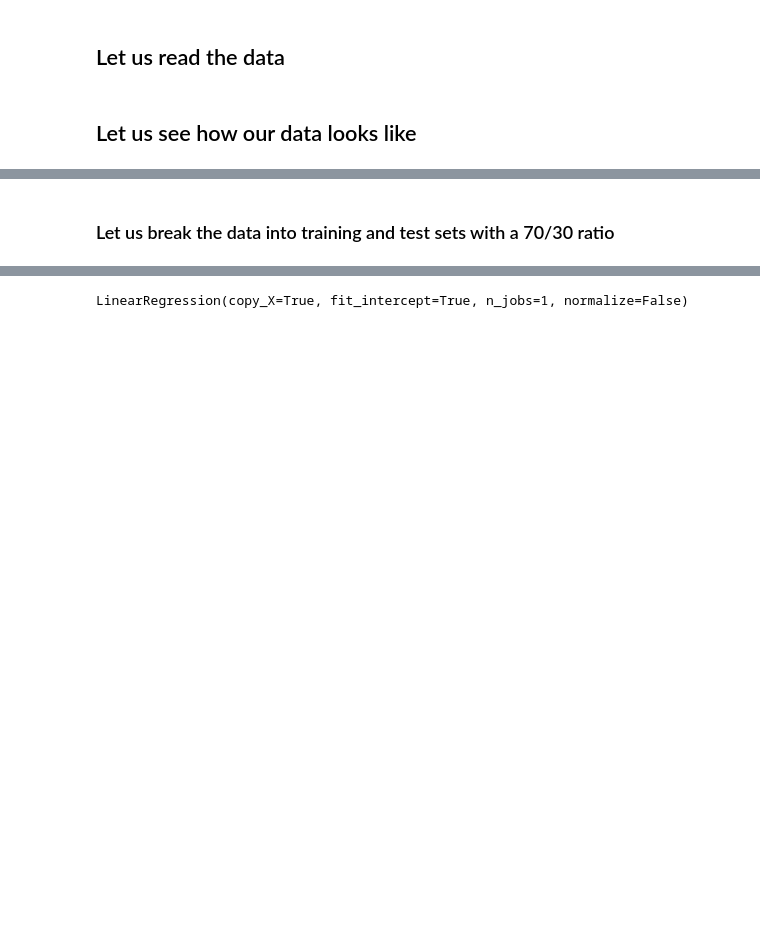
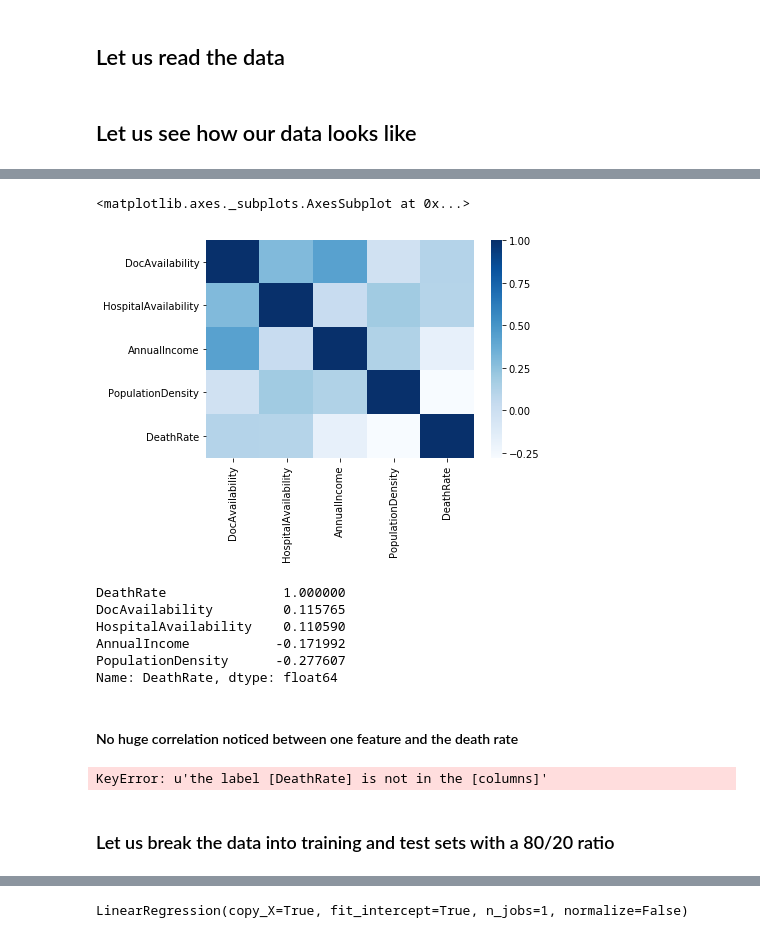
Before and after one commit to beginmachinelearning/practice_exercises, a Jupyter notebook: linear_regression_multiple/linear_regression_salary_prediction_multiple.ipynb, the cells around one changed output, grey strips where cells are left out. Cells and saved outputs as stored; diff of their text form; code cells hidden in the pictures; blank space fills up the shorter version.

```diff
--- a/linear_regression_multiple/linear_regression_salary_prediction_multiple.ipynb
+++ b/linear_regression_multiple/linear_regression_salary_prediction_multiple.ipynb
@@ -33,4 +42,27 @@ y=salary_data.loc[:,'Salary'].reshape(-1, 1)
+# %%
+sns.heatmap(corr_matrix,cmap="Blues")
+# %% [output]
+<matplotlib.axes._subplots.AxesSubplot at 0x...>
+[figure, added]
+# %%
+corr_matrix['DeathRate'].sort_values(ascending=False)
+# %% [output]
+DeathRate               1.000000
+DocAvailability         0.115765
+HospitalAvailability    0.110590
+AnnualIncome           -0.171992
+PopulationDensity      -0.277607
+Name: DeathRate, dtype: float64
+# %% [markdown]
+#### No huge correlation noticed between one feature and the death rate
+# %%
+## Let us split the columns into target and features. In our case, we are predicting the Death rate, which is our target, y and the other columns togther are features, X
+y=health_data.loc[:,'DeathRate']
+del health_data['DeathRate']
+X=health_data
+# %% [output]
+KeyError: u'the label [DeathRate] is not in the [columns]'
 # %% [markdown]
-### Let us break the data into training and test sets with a 70/30 ratio
+### Let us break the data into training and test sets with a 80/20 ratio
 # %%
 from sklearn.model_selection import train_test_split
```
Also changed, not shown: parts of 27 cells of this notebook, 4 other files.
